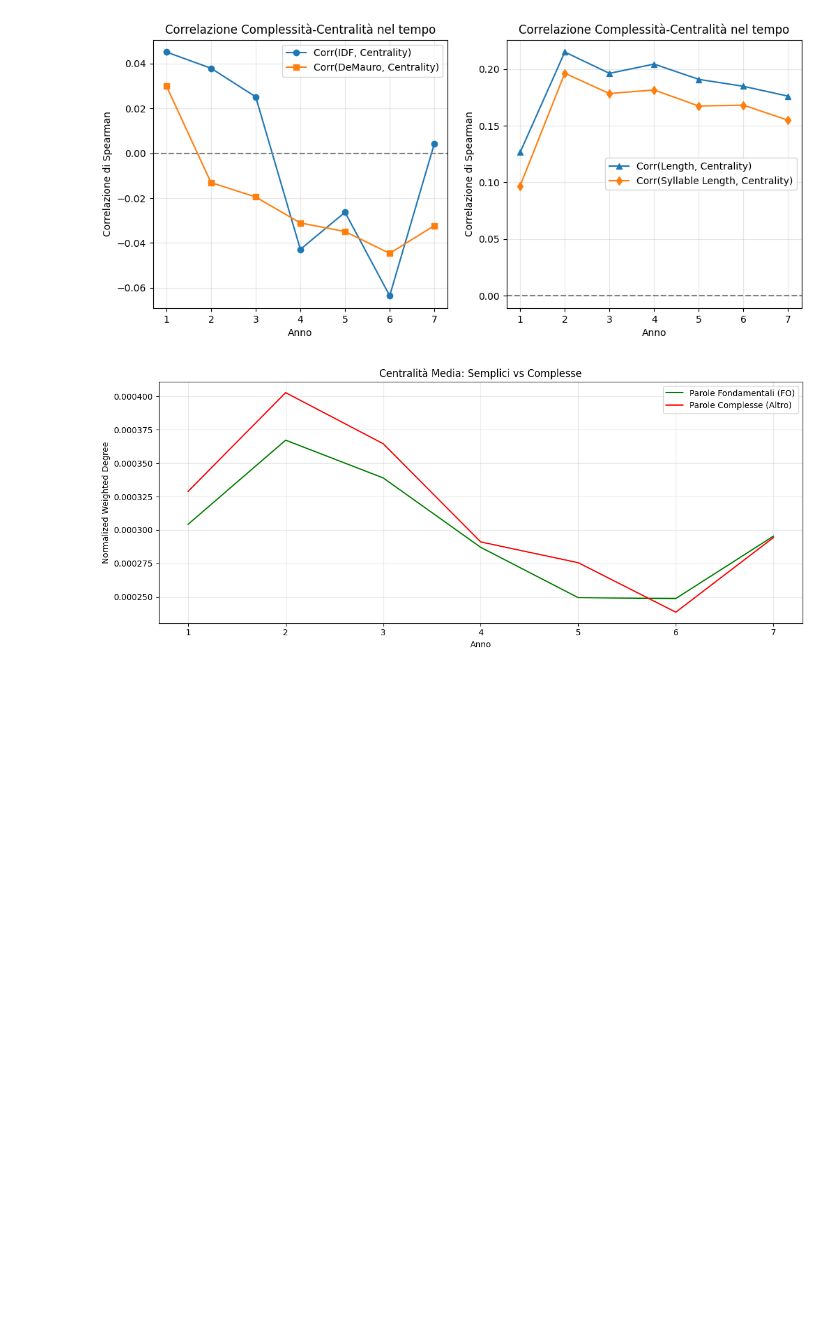
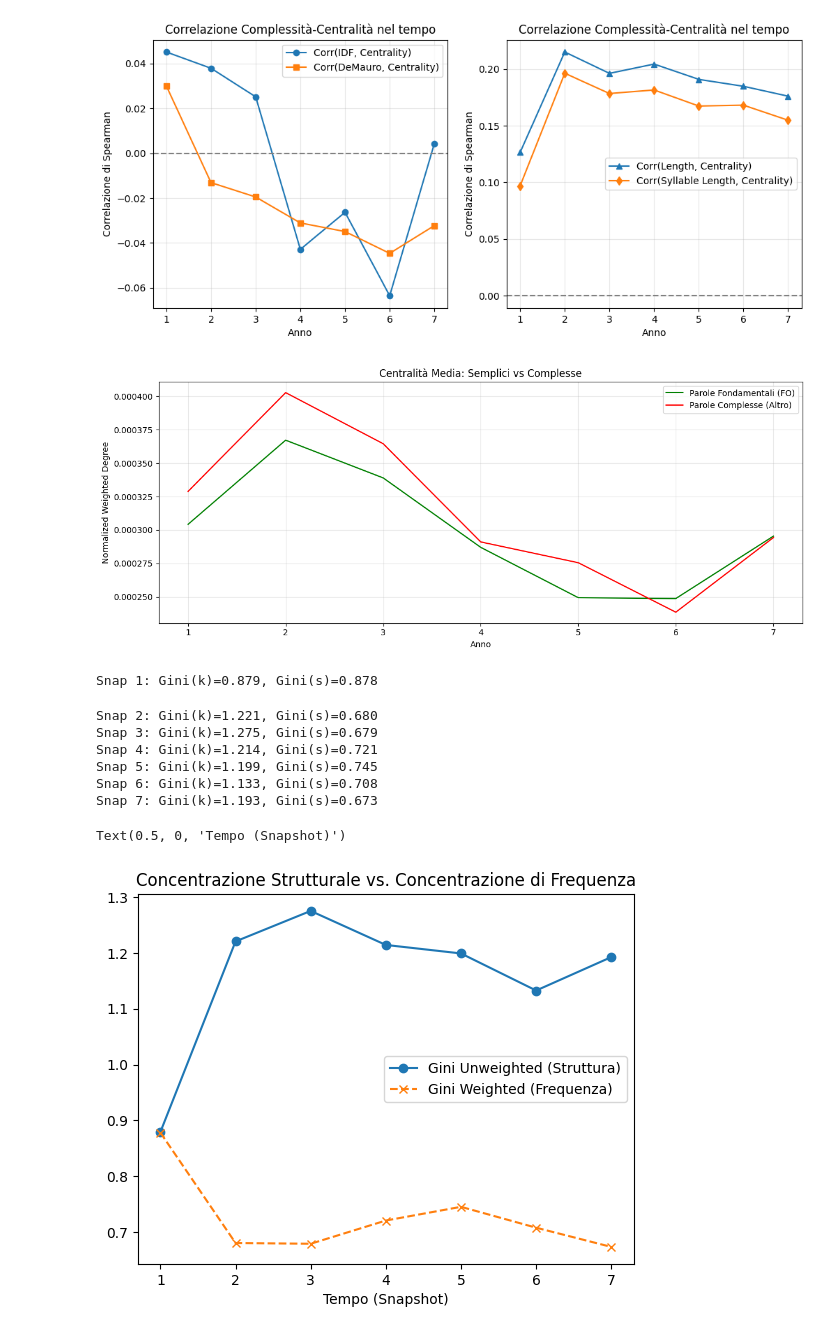
Before and after one commit to ChefBB/acn_project, a Jupyter notebook: dynet/network_creation_backbone.ipynb, the cells around one changed output. Saved outputs shown, nothing was run; the diff lists cells and outputs as text; code cells hidden in the pictures; blank space fills up the shorter version.

```diff
--- a/dynet/network_creation_backbone.ipynb
+++ b/dynet/network_creation_backbone.ipynb
@@ -1042,3 +1045,75 @@ plt.show()
 # %% [output]
 [figure]
 [figure]
+# %%
+import numpy as np
+import matplotlib.pyplot as plt
+import igraph as ig
+
+def gini_coefficient(values):
+    """
+    Calcola il Gini Coefficient di un array numpy di valori (es. weighted degrees).
+    Valori devono essere non negativi.
+    """
+    if len(values) == 0:
+        return 0.0
+
+    # 1. Ordina i valori dal più piccolo al più grande
+    sorted_vals = np.sort(values)
+
+    # 2. Calcoli per la formula di Gini
+    n = len(values)
+    cumul_sum = np.cumsum(sorted_vals)
+    sum_vals = cumul_sum[-1]
+
+    # Formula classica del Gini basata sull'area della Curva di Lorenz
+    # G = (2 * sum(i * xi)) / (n * sum(xi)) - (n + 1) / n
+    # Oppure versione semplificata usando la somma cumulativa:
+    return (n + 1 - 2 * np.sum(cumul_sum) / sum_vals) / n
+
+gini_unweighted_results = []
+gini_weighted_results = []
+
+snapshots = range(1,8)
+
+for snap in snapshots:
+    # Caricamento del grafo (assumiamo tu abbia già G caricato come ig.Graph)
+    G = ig.Graph.Read_Pickle(f"networks_backbone/graph_snap{snap}_backbone.igp")
+
+    # 1. Degree NON Pesato (iGraph restituisce già la lista dei gradi)
+    degrees_unweighted = np.array(G.degree())
+
+    # 2. Degree Pesato (in iGraph si chiama "strength")
+    # Assicurati che il nome dell'attributo peso sia corretto (es. "weight")
+    if "weight" in G.es.attributes():
+        degrees_weighted = np.array(G.strength(weights="weight"))
+    else:
+        # Se non ci sono pesi, il weighted è uguale all'unweighted o 0
+        degrees_weighted = degrees_unweighted
+
+    # Calcolo Gini
+    g_unw = gini_coefficient(degrees_unweighted)
+    g_w = gini_coefficient(degrees_weighted)
+
+    gini_unweighted_results.append(g_unw)
+    gini_weighted_results.append(g_w)
+
+    print(f"Snap {snap}: Gini(k)={g_unw:.3f}, Gini(s)={g_w:.3f}")
+
+# Visualizzazione comparativa
+import matplotlib.pyplot as plt
+plt.plot(snapshots, gini_unweighted_results, label="Gini Unweighted (Struttura)", marker='o')
+plt.plot(snapshots, gini_weighted_results, label="Gini Weighted (Frequenza)", marker='x', linestyle='--')
+plt.legend()
+plt.title("Concentrazione Strutturale vs. Concentrazione di Frequenza")
+plt.xlabel("Tempo (Snapshot)")
+# %% [output]
+Snap 1: Gini(k)=0.879, Gini(s)=0.878
+Snap 2: Gini(k)=1.221, Gini(s)=0.680
+Snap 3: Gini(k)=1.275, Gini(s)=0.679
+Snap 4: Gini(k)=1.214, Gini(s)=0.721
+Snap 5: Gini(k)=1.199, Gini(s)=0.745
+Snap 6: Gini(k)=1.133, Gini(s)=0.708
+Snap 7: Gini(k)=1.193, Gini(s)=0.673
+Text(0.5, 0, 'Tempo (Snapshot)')
+[figure, added]
```
Also changed, not shown: parts of 5 cells of this notebook, 4 other files.
